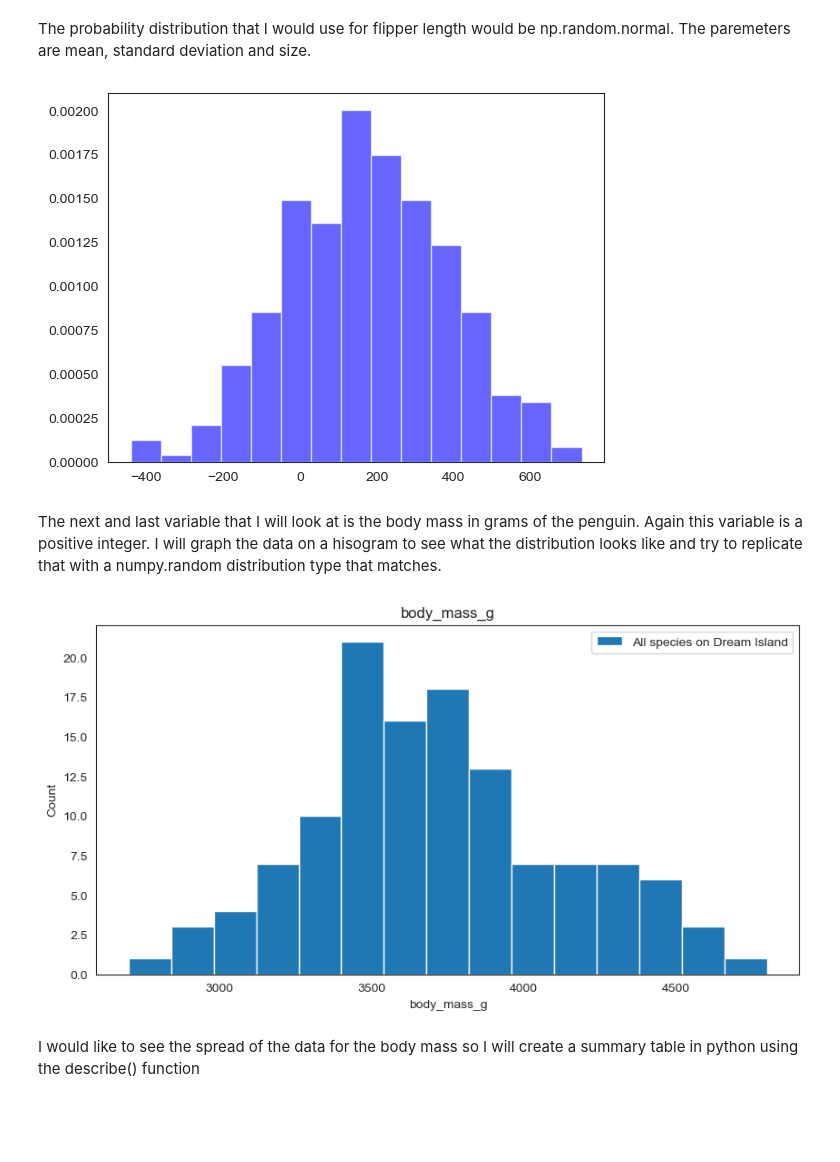
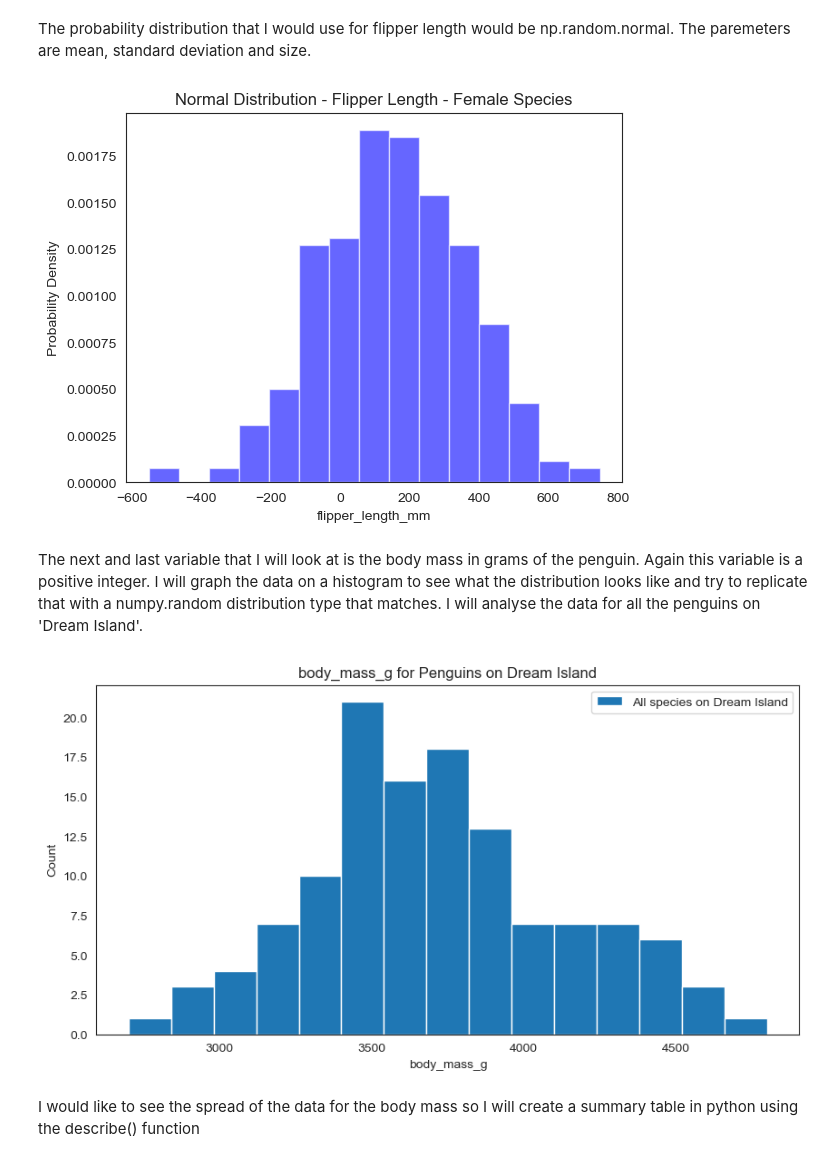
Before and after one commit to AudeAllen/Fundamentals-of-Data-Analysis---Tasks-and-Project, a Jupyter notebook: tasks.ipynb, the cells around one changed output. Cells and saved outputs as stored; diff of their text form; code cells hidden in the pictures; blank space fills up the shorter version.

```diff
--- a/tasks.ipynb
+++ b/tasks.ipynb
@@ -714,21 +720,24 @@ The probability distribution that I would use for flipper length would be np.ran
 # %%
 # import numpy and use the probability function of np.random.normal
 import numpy as np
 import matplotlib.pyplot as plt
 
 
 # Generating some random data
 # for an example
 data = np.random.normal(170, 220, 300)
 
 # Plotting the histogram.
 plt.hist(data, bins=15, density=True, alpha=0.6, color='b')
+plt.title('Normal Distribution - Flipper Length - Female Species')
+plt.xlabel("flipper_length_mm")
+plt.ylabel("Probability Density")
 
 plt.show()
 # %% [output]
-[figure, old version]
+[figure, new version]
 # %% [markdown]
-The next and last variable that I will look at is the body mass in grams of the penguin. Again this variable is a positive integer. I will graph the data on a hisogram to see what the distribution looks like and try to replicate that with a numpy.random distribution type that matches.
+The next and last variable that I will look at is the body mass in grams of the penguin. Again this variable is a positive integer. I will graph the data on a histogram to see what the distribution looks like and try to replicate that with a numpy.random distribution type that matches. I will analyse the data for all the penguins on 'Dream Island'.
 # %%
 #body_mass_g - Histogram - see if the distribution is normal
 
@@ -736,7 +745,7 @@ plt.figure(figsize = (10, 5))
 x = [penguins.body_mass_g[penguins.island==sp_name] for sp_name in ['Dream']]
 plt.hist(x,15, histtype='bar', stacked=True)
 plt.legend(['All species on Dream Island'])
-plt.title("body_mass_g")
+plt.title("body_mass_g for Penguins on Dream Island")
 plt.xlabel("body_mass_g")
 plt.ylabel("Count")
 plt.savefig('Images/body_mass_g.png')# Save to PNG file
@@ -746,7 +755,7 @@ plt.show()
 # Dream island  is close to a normal distribution
 # From the graph below I can see it is in a bell curve shape-
 # %% [output]
-[figure, old version]
+[figure, new version]
 # %% [markdown]
 I would like to see the spread of the data for the body mass so I will create a summary table in python using the describe() function
 # %%
```
Also changed, not shown: parts of 17 cells of this notebook, 6 other files.
